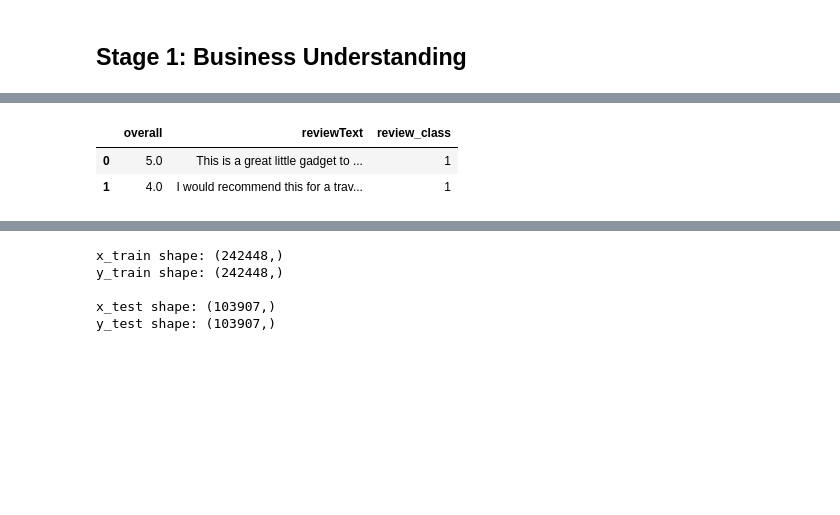
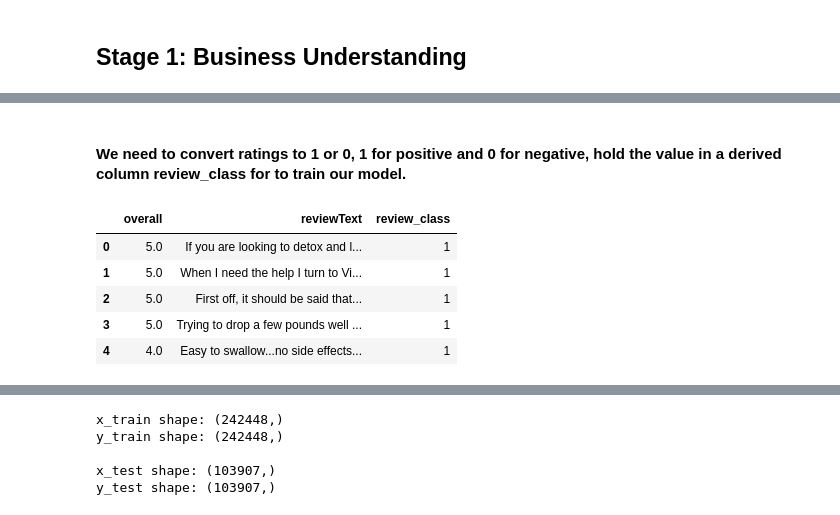
Before and after one commit to PramodaMajhi/sentiment-analysis, a Jupyter notebook: SentimentAnalysis-classical.ipynb, the cells around one changed output, grey strips where cells are left out. Cells and saved outputs as stored; diff of their text form; code cells hidden in the pictures; blank space fills up the shorter version.

```diff
--- a/SentimentAnalysis-classical.ipynb
+++ b/SentimentAnalysis-classical.ipynb
@@ -66,7 +64,12 @@ df.head(2)
+# %% [markdown]
+#### We need to convert ratings to 1 or 0, 1 for positive and 0 for negative, hold the value in a derived column review_class for to train our model.
 # %%
 df['review_class'] = [1 if x > 3 else 0 for x in df.overall]
-df.head(2)
+df.head(5)
 # %% [output]
 |  | overall | reviewText | review_class |
-| 0 | 5.0 | This is a great little gadget to ... | 1 |
-| 1 | 4.0 | I would recommend this for a trav... | 1 |
+| 0 | 5.0 | If you are looking to detox and l... | 1 |
+| 1 | 5.0 | When I need the help I turn to Vi... | 1 |
+| 2 | 5.0 | First off, it should be said that... | 1 |
+| 3 | 5.0 | Trying to drop a few pounds well ... | 1 |
+| 4 | 4.0 | Easy to swallow...no side effects... | 1 |
```
Also changed, not shown: parts of 20 cells of this notebook, 5 other files.
